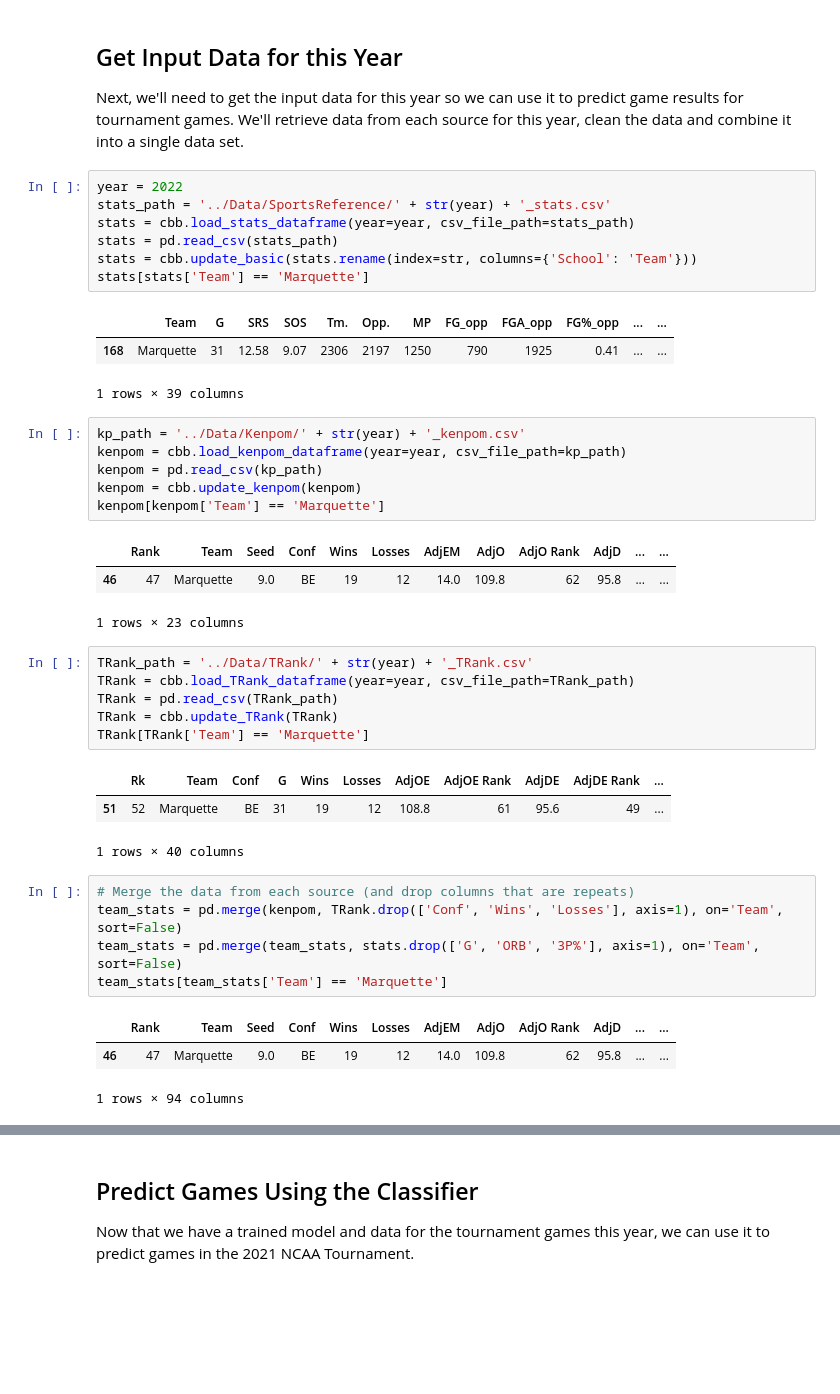
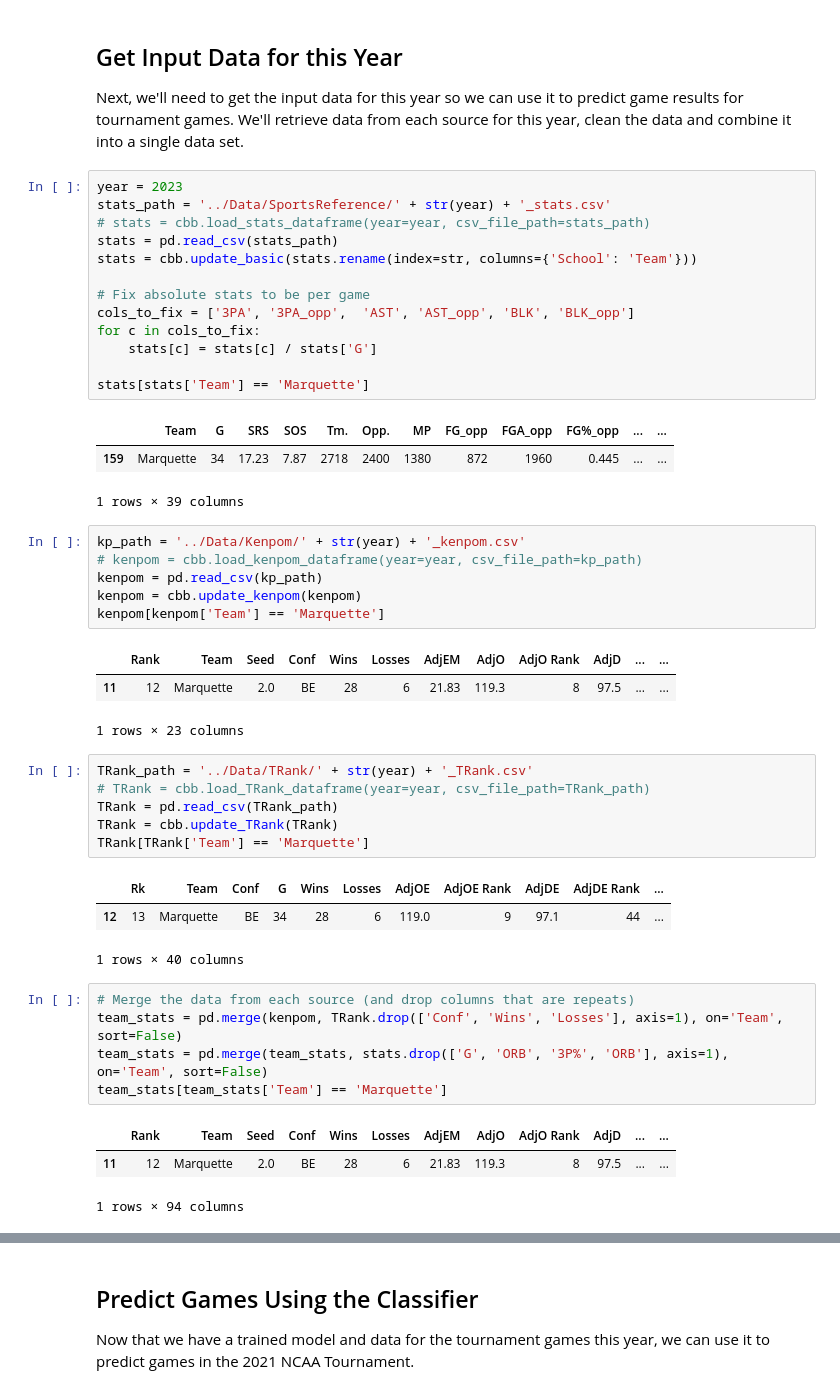
Before and after one commit to pjmartinkus/College_Basketball, a Jupyter notebook: Notebooks/Generating Predictions.ipynb, the cells around one changed output, grey strips where cells are left out. Drawn from its saved outputs; the diff is of its cells as text; blank space fills up the shorter version.

```diff
--- a/Notebooks/Generating Predictions.ipynb
+++ b/Notebooks/Generating Predictions.ipynb
@@ -61,44 +58,50 @@ LogisticRegression(C=10, random_state=77, solver='liblinear')
 
 Next, we'll need to get the input data for this year so we can use it to predict game results for tournament games. We'll retrieve data from each source for this year, clean the data and combine it into a single data set.
 # %%
-year = 2022
+year = 2023
 stats_path = '../Data/SportsReference/' + str(year) + '_stats.csv'
-stats = cbb.load_stats_dataframe(year=year, csv_file_path=stats_path)
+# stats = cbb.load_stats_dataframe(year=year, csv_file_path=stats_path)
 stats = pd.read_csv(stats_path)
 stats = cbb.update_basic(stats.rename(index=str, columns={'School': 'Team'}))
+
+# Fix absolute stats to be per game
+cols_to_fix = ['3PA', '3PA_opp',  'AST', 'AST_opp', 'BLK', 'BLK_opp']
+for c in cols_to_fix:
+    stats[c] = stats[c] / stats['G']
+
 stats[stats['Team'] == 'Marquette']
 # %% [output]
 |  | Team | G | SRS | SOS | Tm. | Opp. | MP | FG_opp | FGA_opp | FG%_opp | ... | ... |
-| 168 | Marquette | 31 | 12.58 | 9.07 | 2306 | 2197 | 1250 | 790 | 1925 | 0.41 | ... | ... |
+| 159 | Marquette | 34 | 17.23 | 7.87 | 2718 | 2400 | 1380 | 872 | 1960 | 0.445 | ... | ... |
 1 rows × 39 columns
 # %%
 kp_path = '../Data/Kenpom/' + str(year) + '_kenpom.csv'
-kenpom = cbb.load_kenpom_dataframe(year=year, csv_file_path=kp_path)
+# kenpom = cbb.load_kenpom_dataframe(year=year, csv_file_path=kp_path)
 kenpom = pd.read_csv(kp_path)
 kenpom = cbb.update_kenpom(kenpom)
 kenpom[kenpom['Team'] == 'Marquette']
 # %% [output]
 |  | Rank | Team | Seed | Conf | Wins | Losses | AdjEM | AdjO | AdjO Rank | AdjD | ... | ... |
-| 46 | 47 | Marquette | 9.0 | BE | 19 | 12 | 14.0 | 109.8 | 62 | 95.8 | ... | ... |
+| 11 | 12 | Marquette | 2.0 | BE | 28 | 6 | 21.83 | 119.3 | 8 | 97.5 | ... | ... |
 1 rows × 23 columns
 # %%
 TRank_path = '../Data/TRank/' + str(year) + '_TRank.csv'
-TRank = cbb.load_TRank_dataframe(year=year, csv_file_path=TRank_path)
+# TRank = cbb.load_TRank_dataframe(year=year, csv_file_path=TRank_path)
 TRank = pd.read_csv(TRank_path)
 TRank = cbb.update_TRank(TRank)
 TRank[TRank['Team'] == 'Marquette']
 # %% [output]
 |  | Rk | Team | Conf | G | Wins | Losses | AdjOE | AdjOE Rank | AdjDE | AdjDE Rank | ... |
-| 51 | 52 | Marquette | BE | 31 | 19 | 12 | 108.8 | 61 | 95.6 | 49 | ... |
+| 12 | 13 | Marquette | BE | 34 | 28 | 6 | 119.0 | 9 | 97.1 | 44 | ... |
 1 rows × 40 columns
 # %%
 # Merge the data from each source (and drop columns that are repeats)
 team_stats = pd.merge(kenpom, TRank.drop(['Conf', 'Wins', 'Losses'], axis=1), on='Team', sort=False)
-team_stats = pd.merge(team_stats, stats.drop(['G', 'ORB', '3P%'], axis=1), on='Team', sort=False)
+team_stats = pd.merge(team_stats, stats.drop(['G', 'ORB', '3P%', 'ORB'], axis=1), on='Team', sort=False)
 team_stats[team_stats['Team'] == 'Marquette']
 # %% [output]
 |  | Rank | Team | Seed | Conf | Wins | Losses | AdjEM | AdjO | AdjO Rank | AdjD | ... | ... |
-| 46 | 47 | Marquette | 9.0 | BE | 19 | 12 | 14.0 | 109.8 | 62 | 95.8 | ... | ... |
+| 11 | 12 | Marquette | 2.0 | BE | 28 | 6 | 21.83 | 119.3 | 8 | 97.5 | ... | ... |
 1 rows × 94 columns
 # %%
 # Load Tournament games
```
Also changed, not shown: parts of 11 cells of this notebook, 4 other files.
